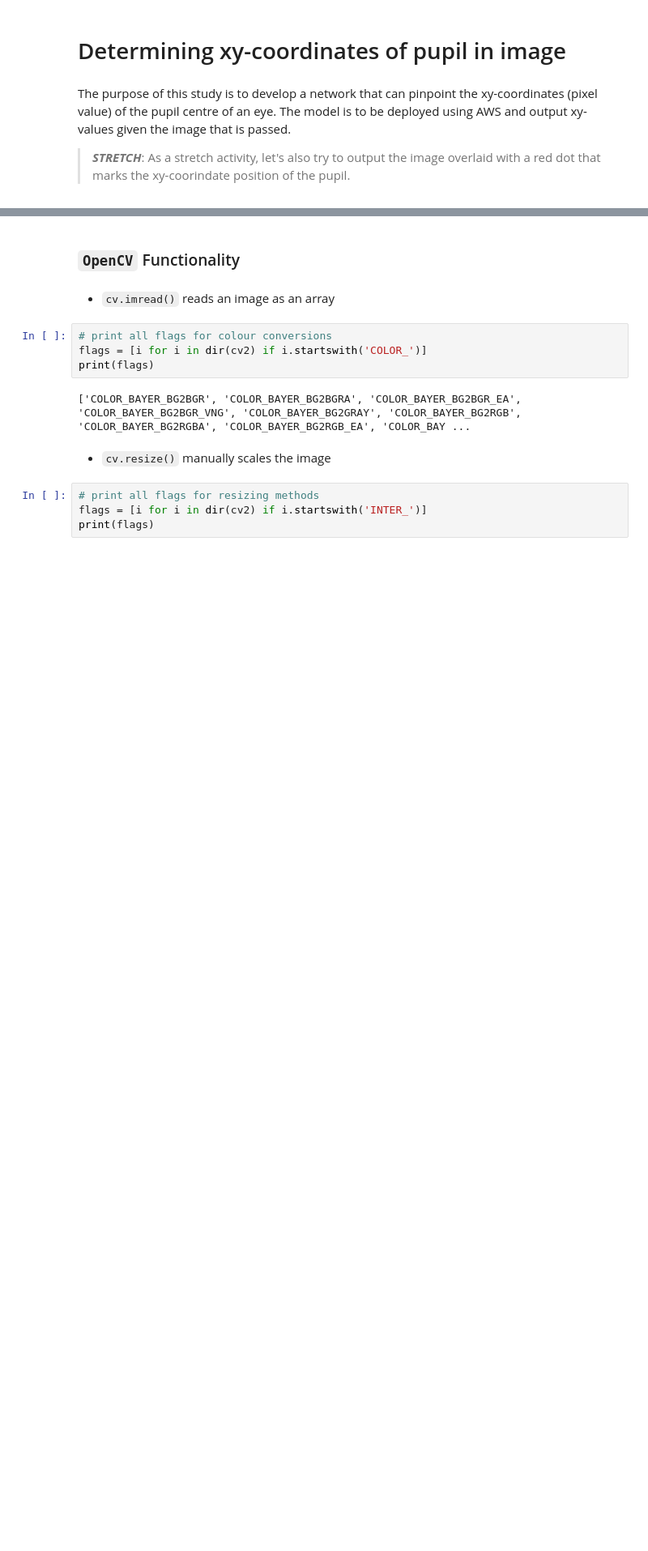
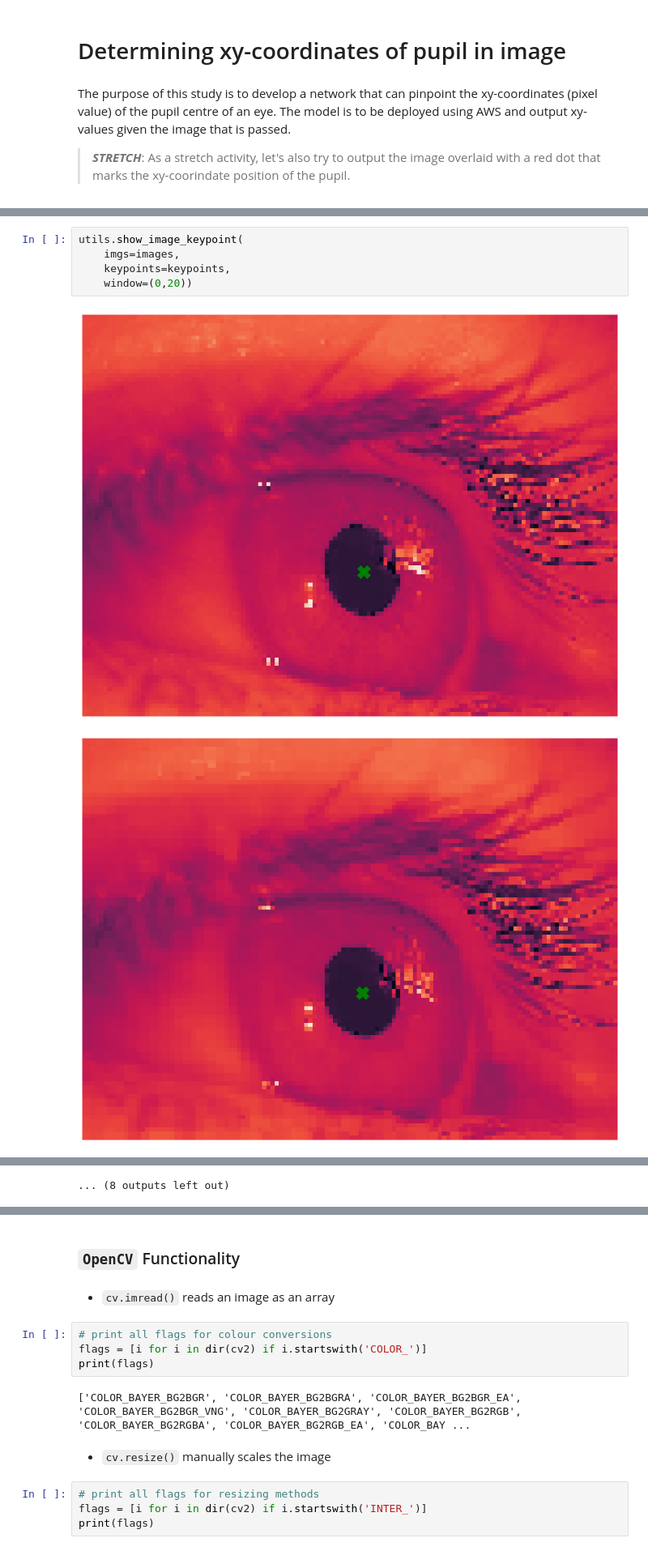
Before and after one commit to Leighson/lighthouse-final-project, a Jupyter notebook: src/journal.ipynb, the cells around one changed output, grey strips where cells are left out. Shown at 81% size. Saved outputs shown, nothing was run; the diff lists cells and outputs as text; blank space fills up the shorter version.

```diff
--- a/src/journal.ipynb
+++ b/src/journal.ipynb
@@ -16,0 +75,8 @@ import seaborn as sns; sns.set_theme(style='darkgrid')
+# %%
+utils.show_image_keypoint(
+    imgs=images,
+    keypoints=keypoints,
+    window=(0,20))
+# %% [output]
+[figure, added]
+[figure, added]
@@ -16,0 +93 @@ import seaborn as sns; sns.set_theme(style='darkgrid')
+... (8 outputs left out)
```
Also changed, not shown: parts of 37 cells of this notebook, 10 other files.
